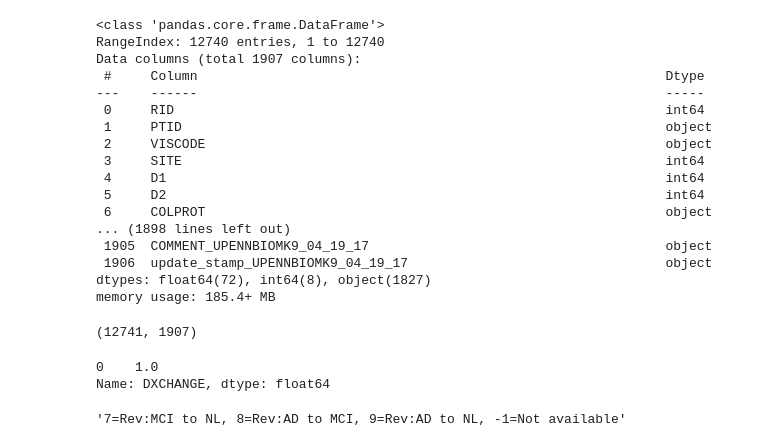
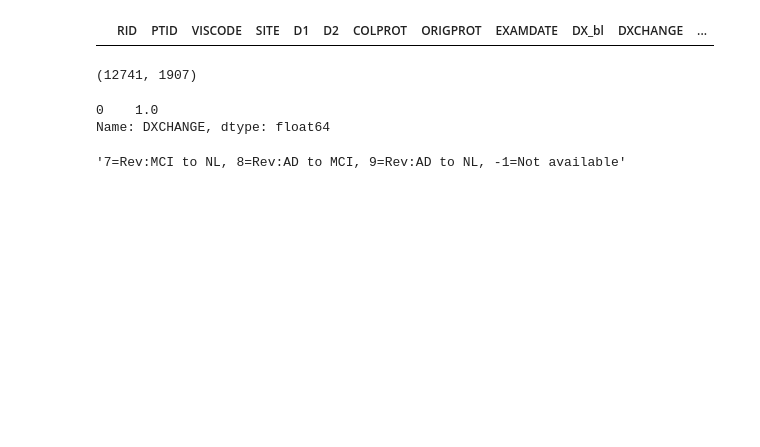
Before and after one commit to antoine-chenevier/IA-4A, a Jupyter notebook: main.ipynb, the cells around one changed output. Saved outputs shown, nothing was run; the diff lists cells and outputs as text; code cells hidden in the pictures; blank space fills up the shorter version.

Commit message:
do: train_test_split cross_val_score confusion_matrix and clean the code

```diff
--- a/main.ipynb
+++ b/main.ipynb
@@ -9,26 +11,8 @@ from sklearn.neighbors import KNeighborsClassifier
 df =  pd.read_csv('../2017_07_07/TADPOLE_D1_D2.csv')
 # %%
 df.head(0)
-test = df[1:]
-test.info(1)
 # %% [output]
-<class 'pandas.core.frame.DataFrame'>
-RangeIndex: 12740 entries, 1 to 12740
-Data columns (total 1907 columns):
- #     Column                                                            Dtype
----    ------                                                            -----
- 0     RID                                                               int64
- 1     PTID                                                              object
- 2     VISCODE                                                           object
- 3     SITE                                                              int64
- 4     D1                                                                int64
- 5     D2                                                                int64
- 6     COLPROT                                                           object
-... (1898 lines left out)
- 1905  COMMENT_UPENNBIOMK9_04_19_17                                      object
- 1906  update_stamp_UPENNBIOMK9_04_19_17                                 object
-dtypes: float64(72), int64(8), object(1827)
-memory usage: 185.4+ MB
+|  | RID | PTID | VISCODE | SITE | D1 | D2 | COLPROT | ORIGPROT | EXAMDATE | DX_bl | DXCHANGE | ... |
 # %%
 df.shape
 # %% [output]
```
Also changed, not shown: parts of 14 cells of this notebook.
